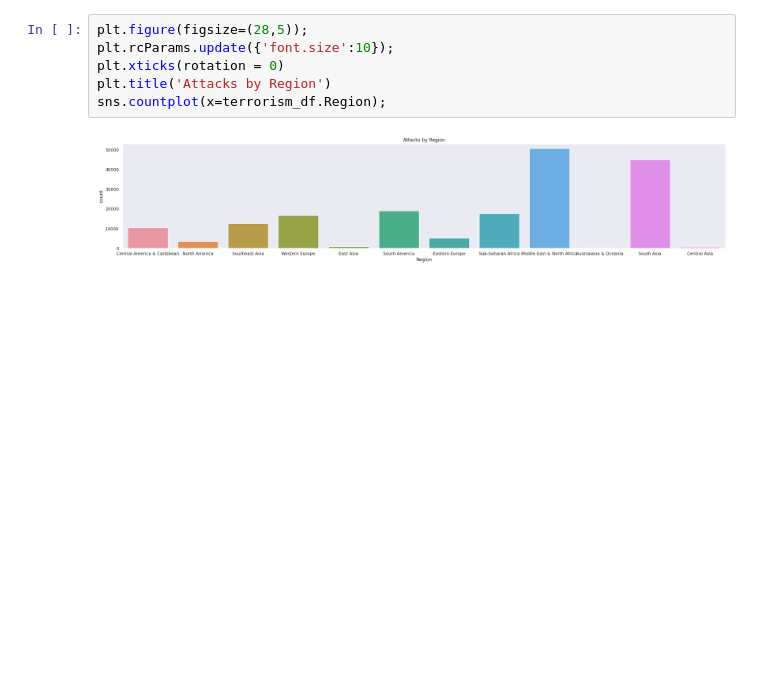
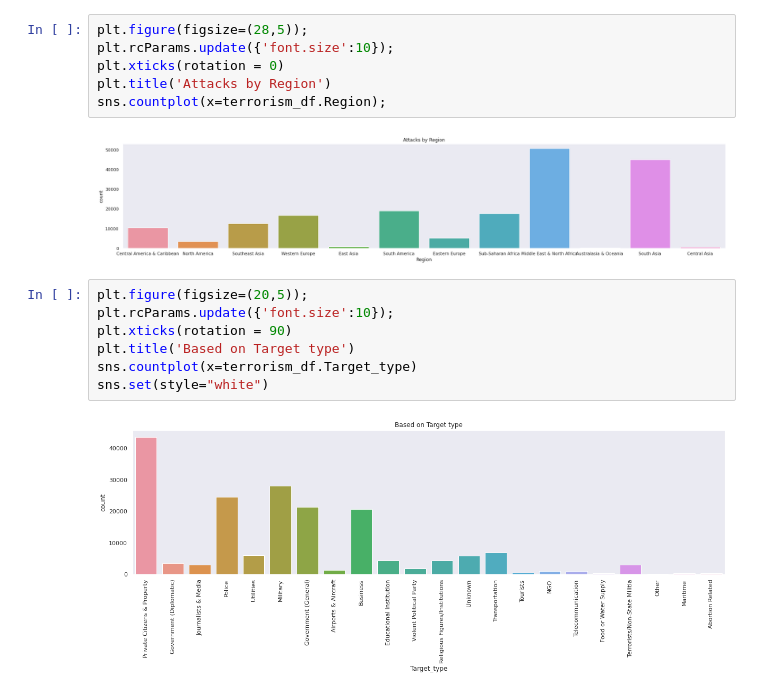
Before and after one commit to Nikhilprasad1010/Global-terrorism-analysis, a Jupyter notebook: Global_terrorism.ipynb, the cells around one changed output. Saved outputs shown, nothing was run; the diff lists cells and outputs as text; blank space fills up the shorter version.

```diff
--- a/Global_terrorism.ipynb
+++ b/Global_terrorism.ipynb
@@ -461,3 +461,12 @@ plt.title('Attacks by Region')
 sns.countplot(x=terrorism_df.Region);
 # %% [output]
 [figure]
+# %%
+plt.figure(figsize=(20,5));
+plt.rcParams.update({'font.size':10});
+plt.xticks(rotation = 90)
+plt.title('Based on Target type')
+sns.countplot(x=terrorism_df.Target_type)
+sns.set(style="white")
+# %% [output]
+[figure, added]
```
Also changed, not shown: parts of 5 cells of this notebook.
